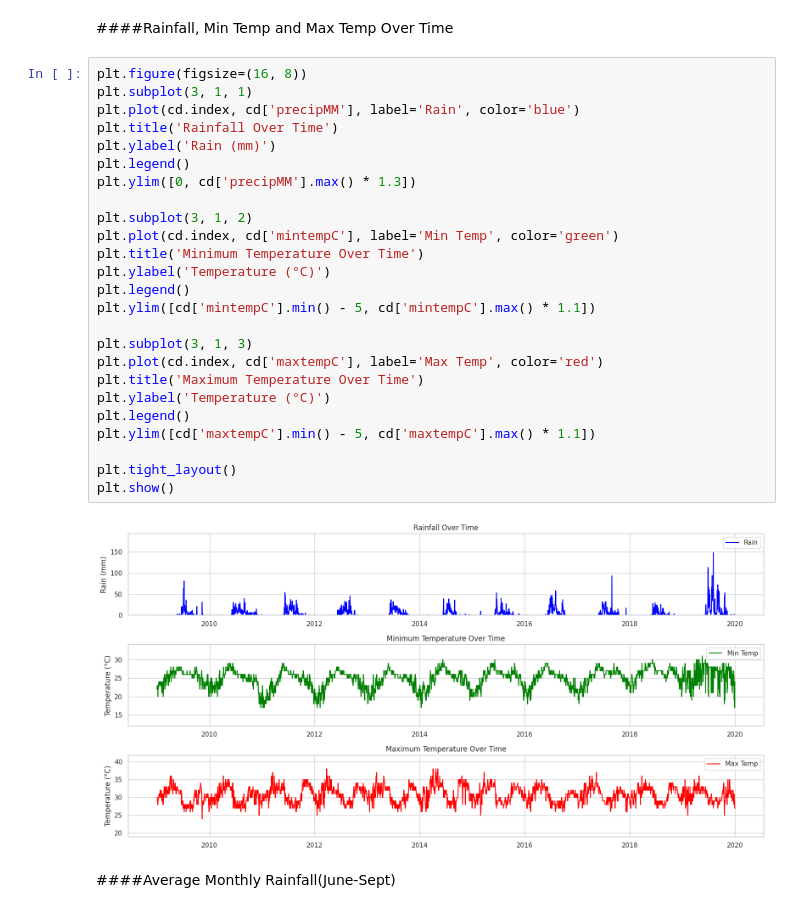
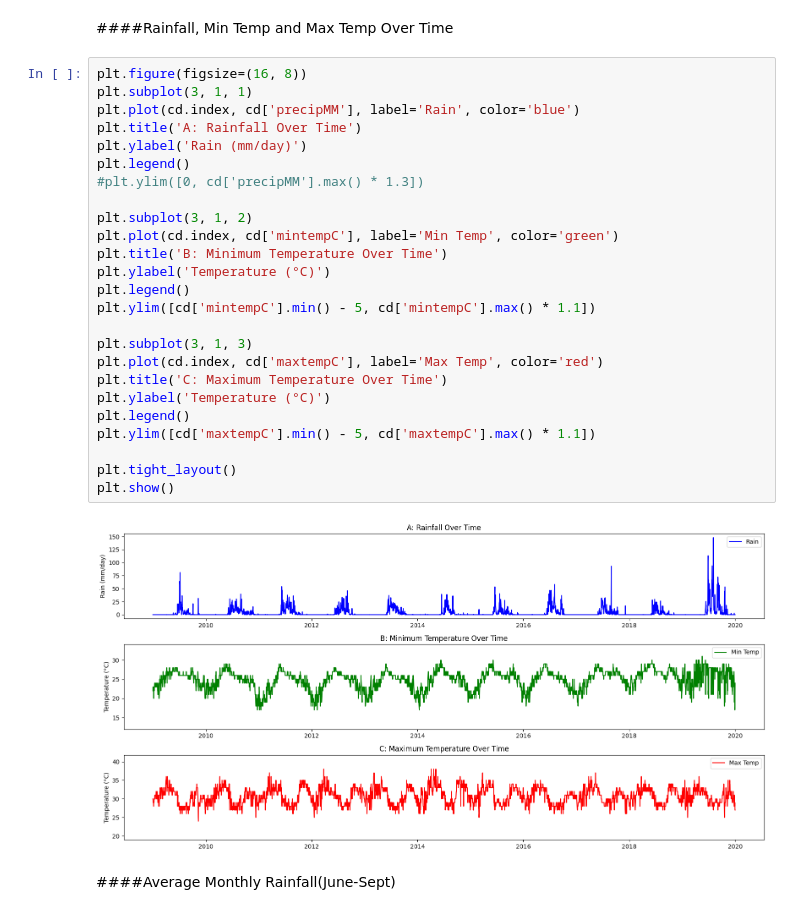
Before and after one commit to harishkodidela/Data-Science-Project, a Jupyter notebook: Precipitation_Pred.ipynb, the cells around one changed output. Saved outputs shown, nothing was run; the diff lists cells and outputs as text.

```diff
--- a/Precipitation_Pred.ipynb
+++ b/Precipitation_Pred.ipynb
@@ -142,30 +133,30 @@ cd.head()
 # %%
 plt.figure(figsize=(16, 8))
 plt.subplot(3, 1, 1)
 plt.plot(cd.index, cd['precipMM'], label='Rain', color='blue')
-plt.title('Rainfall Over Time')
-plt.ylabel('Rain (mm)')
+plt.title('A: Rainfall Over Time')
+plt.ylabel('Rain (mm/day)')
 plt.legend()
-plt.ylim([0, cd['precipMM'].max() * 1.3])
+#plt.ylim([0, cd['precipMM'].max() * 1.3])
 
 plt.subplot(3, 1, 2)
 plt.plot(cd.index, cd['mintempC'], label='Min Temp', color='green')
-plt.title('Minimum Temperature Over Time')
+plt.title('B: Minimum Temperature Over Time')
 plt.ylabel('Temperature (°C)')
 plt.legend()
 plt.ylim([cd['mintempC'].min() - 5, cd['mintempC'].max() * 1.1])
 
 plt.subplot(3, 1, 3)
 plt.plot(cd.index, cd['maxtempC'], label='Max Temp', color='red')
-plt.title('Maximum Temperature Over Time')
+plt.title('C: Maximum Temperature Over Time')
 plt.ylabel('Temperature (°C)')
 plt.legend()
 plt.ylim([cd['maxtempC'].min() - 5, cd['maxtempC'].max() * 1.1])
 
 plt.tight_layout()
 plt.show()
 # %% [output]
-[figure, old version]
+[figure, new version]
 # %% [markdown]
 ####Average Monthly Rainfall(June-Sept)
 # %%
```
Also changed, not shown: parts of 25 cells of this notebook.
